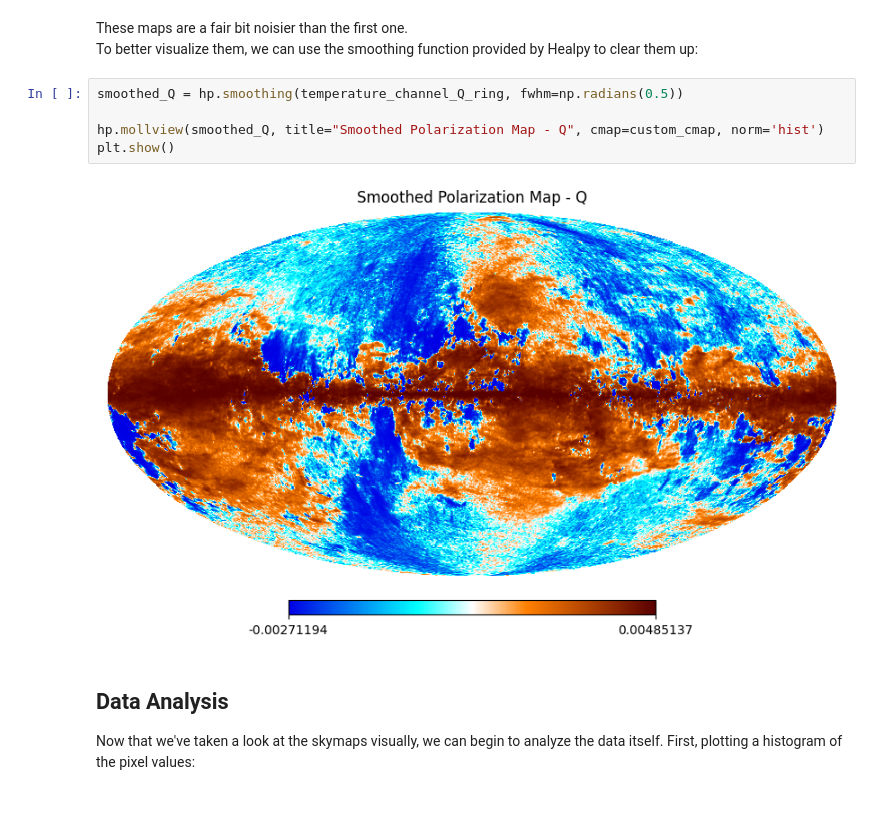
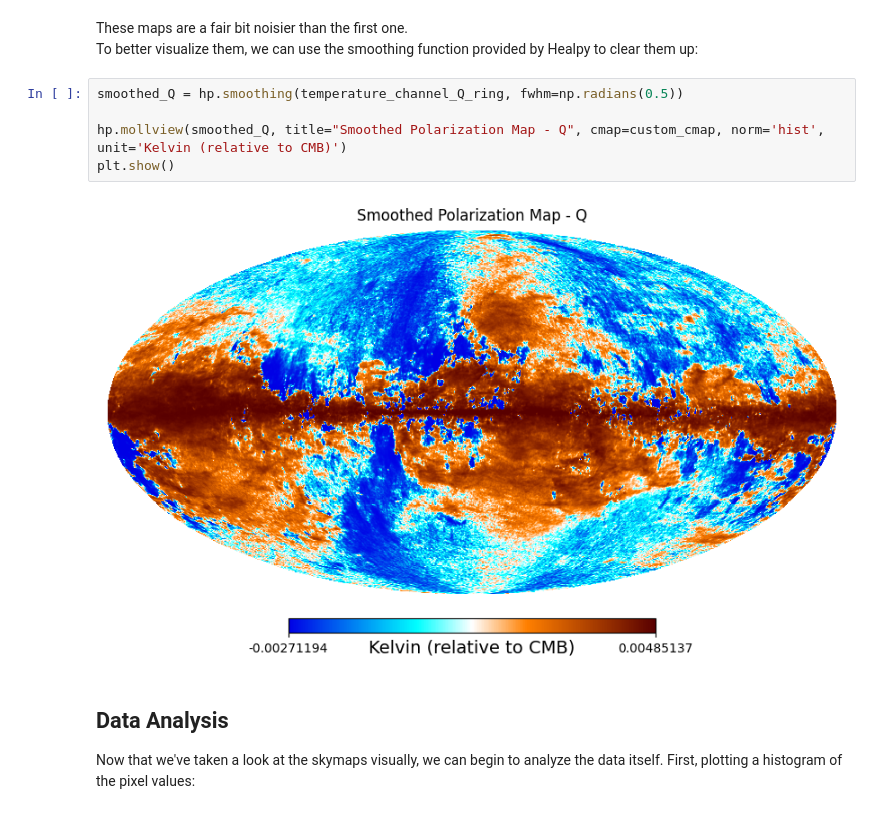
Before and after one commit to asc-csa/Planck-Telescope-Data-Tutorial, a Jupyter notebook: Planck_Telescope_Data_Tutorial.ipynb, the cells around one changed output. Cells and saved outputs as stored; diff of their text form.

```diff
--- a/Planck_Telescope_Data_Tutorial.ipynb
+++ b/Planck_Telescope_Data_Tutorial.ipynb
@@ -170,10 +188,10 @@ To better visualize them, we can use the smoothing function provided by Healpy t
 # %%
 smoothed_Q = hp.smoothing(temperature_channel_Q_ring, fwhm=np.radians(0.5))
 
-hp.mollview(smoothed_Q, title="Smoothed Polarization Map - Q", cmap=custom_cmap, norm='hist')
+hp.mollview(smoothed_Q, title="Smoothed Polarization Map - Q", cmap=custom_cmap, norm='hist', unit='Kelvin (relative to CMB)')
 plt.show()
 # %% [output]
-[figure, old version]
+[figure, new version]
 # %% [markdown]
 ## Data Analysis
 
```
Also changed, not shown: parts of 12 cells of this notebook.
